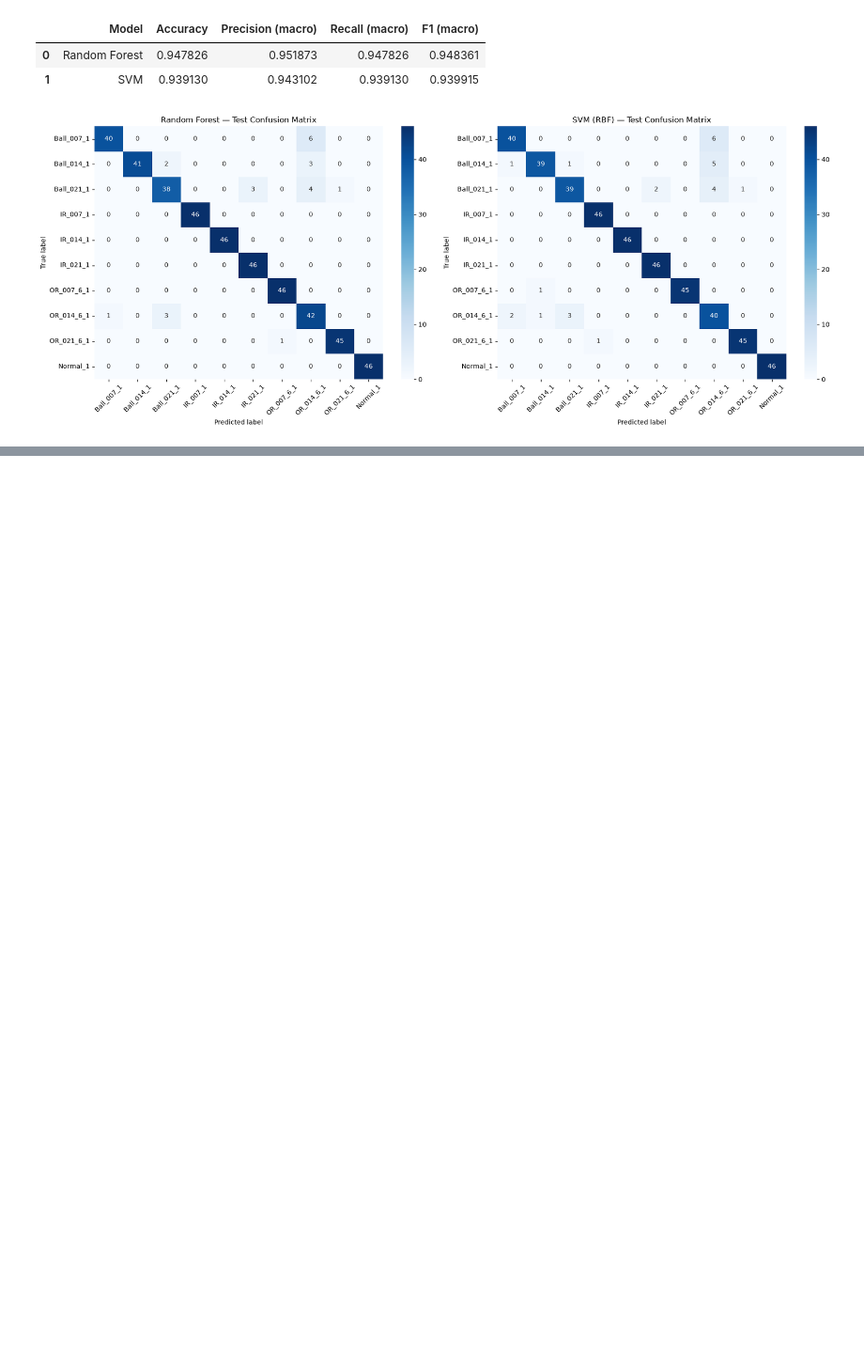
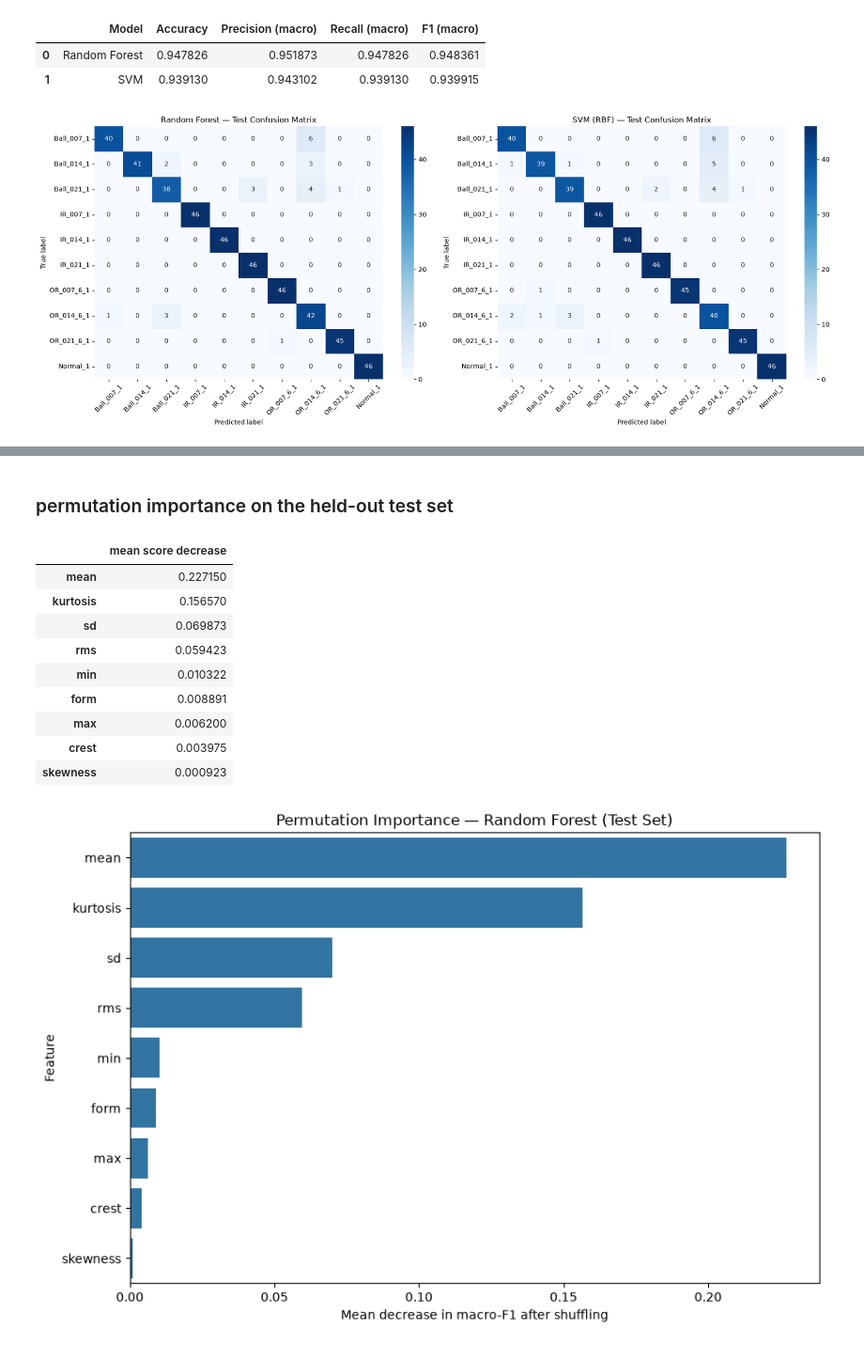
Before and after one commit to Feraoun08/MotorGuard, a Jupyter notebook: notebooks/01_bearing_fault_classification.ipynb, the cells around one changed output, grey strips where cells are left out. Shown at 94% size. Drawn from its saved outputs; the diff is of its cells as text; code cells hidden in the pictures; blank space fills up the shorter version.

Commit message:
evaluation phase & exporting the model

```diff
--- a/notebooks/01_bearing_fault_classification.ipynb
+++ b/notebooks/01_bearing_fault_classification.ipynb
@@ -616,0 +660,46 @@ plt.show()
+# %% [markdown]
+###  permutation importance on the held-out test set
+# %%
+# Compute macro-F1 permutation importance for whichever model has the better
+# training-CV macro-F1 score (selection is based on CV, not test results).
+cv_scores = {
+    "Random Forest": rf_search.best_score_,
+    "SVM": svm_search.best_score_
+}
+cv_selected_name = max(cv_scores, key=cv_scores.get)
+cv_selected_model = best_rf if cv_selected_name == "Random Forest" else best_svm
+
+perm = permutation_importance(
+    cv_selected_model,
+    X_test,
+    y_test,
+    scoring="f1_macro",
+    n_repeats=10,
+    random_state=SEED,
+    n_jobs=-1
+)
+perm_importance = pd.Series(
+    perm.importances_mean, index=FEATURE_COLUMNS
+).sort_values(ascending=False)
+
+display(perm_importance.rename("mean score decrease").to_frame())
+
+plt.figure(figsize=(9, 6))
+sns.barplot(x=perm_importance.values, y=perm_importance.index)
+plt.title(f"Permutation Importance — {cv_selected_name} (Test Set)")
+plt.xlabel("Mean decrease in macro-F1 after shuffling")
+plt.ylabel("Feature")
+plt.tight_layout()
+plt.show()
+# %% [output]
+|  | mean score decrease |
+| mean | 0.227150 |
+| kurtosis | 0.156570 |
+| sd | 0.069873 |
+| rms | 0.059423 |
+| min | 0.010322 |
+| form | 0.008891 |
+| max | 0.006200 |
+| crest | 0.003975 |
+| skewness | 0.000923 |
+[figure, added]
```
Also changed, not shown: parts of 7 cells of this notebook, 2 other files.
